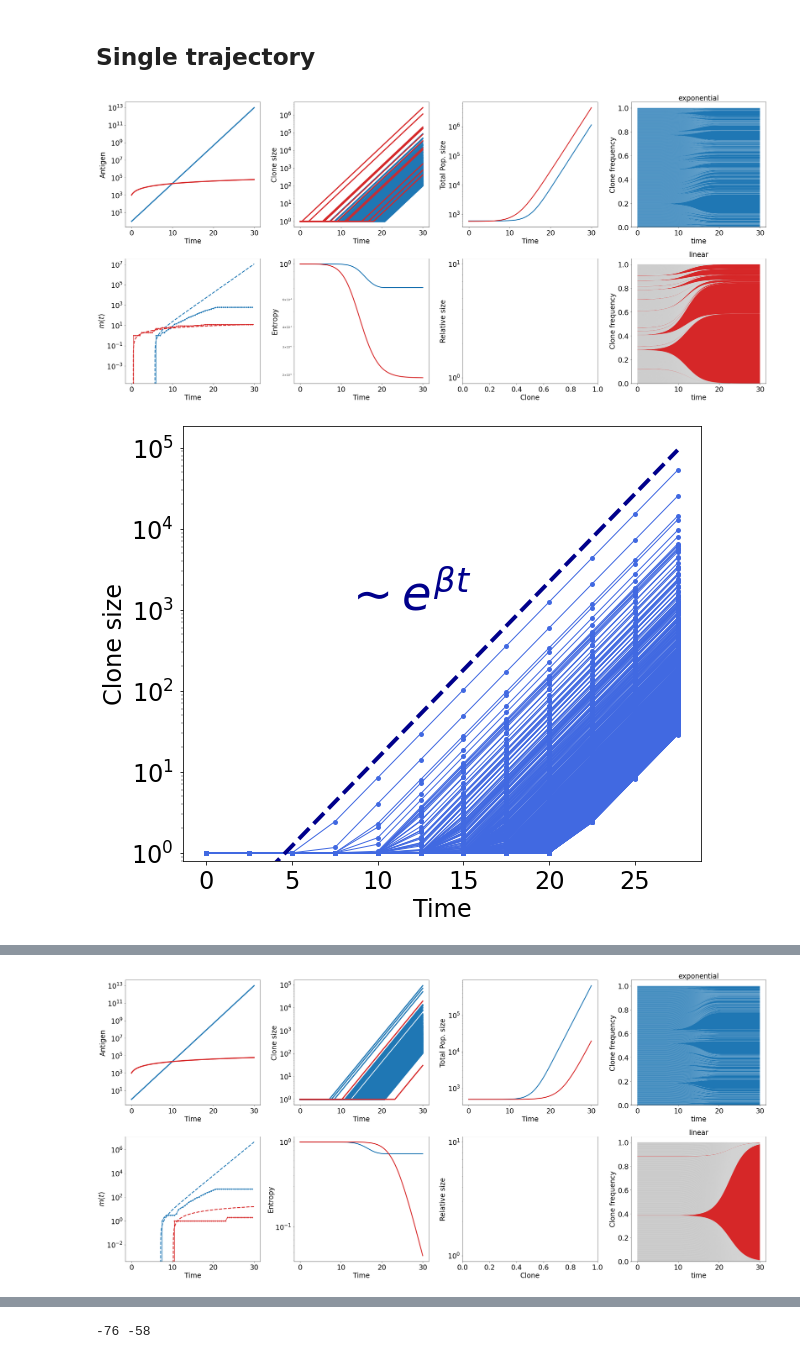
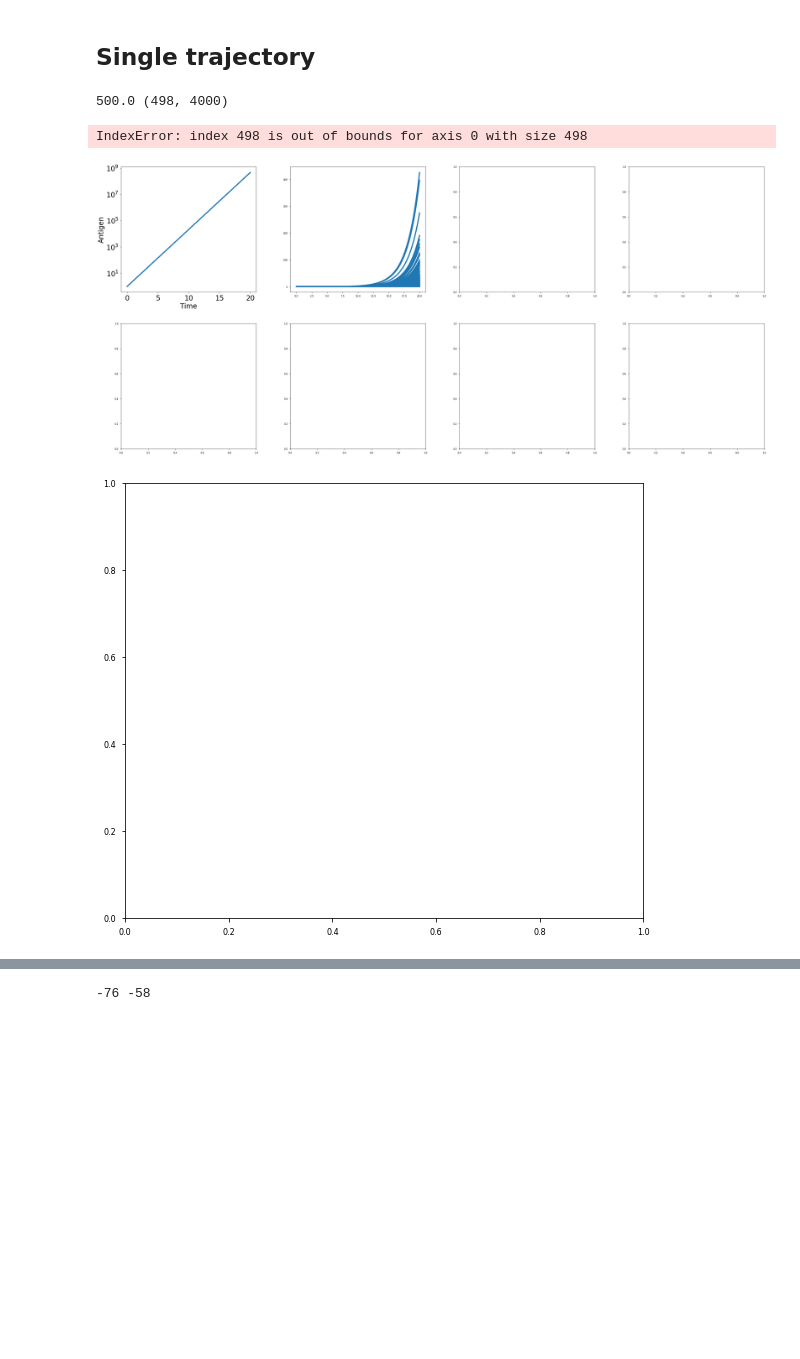
Before and after one commit to rmorantovar/Immune_System, a Jupyter notebook: Jupyter_Notebooks/1_Dynamics.ipynb, the cells around one changed output, grey strips where cells are left out. Drawn from its saved outputs; the diff is of its cells as text; code cells hidden in the pictures; blank space fills up the shorter version.

```diff
--- a/Jupyter_Notebooks/1_Dynamics.ipynb
+++ b/Jupyter_Notebooks/1_Dynamics.ipynb
@@ -57,7 +57,7 @@ fig.savefig('../Figures/Energy_matrices.png')
 L = 15
 NC = 2e3
 T0 = 0
-Tf = 30
+Tf = 20
 dT = 0.005
 eta = 1
 gamma = 0.0000
@@ -66,7 +66,7 @@ linear = 1
 antigen = 'TACNSEYPNTTK'
 antigen = 'FMLFMAVFVMTSWYC'
 time = np.linspace(T0, Tf, int((Tf-T0)/dT))
-Types = ['MJ', 'Random']
+Types = ['MJ']
 #Type = 'MJ'
 models_name = ['exponential', 'linear', ]
 colors = ['tab:blue', 'tab:red']
@@ -85,8 +85,9 @@ for Type in Types:
         data_antigen = np.loadtxt(Text_files_path + 'Dynamics/Single_trajectory/antigen_L-%d_N-%d_Antigen-'%(L, NC)+antigen+'_eta-%.6f_nu-%.6f_gamma-%.6f_linear-%d_'%(eta, nu, gamma, linear)+Type+'.txt')
         data_bcells = np.loadtxt(Text_files_path + 'Dynamics/Single_trajectory/bcells_L-%d_N-%d_Antigen-'%(L, NC)+antigen+'_eta-%.6f_nu-%.6f_gamma-%.6f_linear-%d_'%(eta, nu, gamma, linear)+Type+'.txt')
         data_N_active_linages = np.loadtxt(Text_files_path + 'Dynamics/Single_trajectory/N_active_linages_L-%d_N-%d_Antigen-'%(L, NC)+antigen+'_eta-%.6f_nu-%.6f_gamma-%.6f_linear-%d_'%(eta, nu, gamma, linear)+Type+'.txt')
+        data_bcells_active = np.transpose(data_bcells[:,np.where(data_bcells[-1,:]!=1)[0]])
+        print(data_N_active_linages[-1], np.shape(data_bcells_active))
 
-        data_bcells_active = np.transpose(data_bcells[:,np.where(data_bcells[-1,:]!=1)[0]])
         final_clone_sizes = data_bcells_active[:, -1]
         final_clone_sizes_sorted = np.flip(np.sort(final_clone_sizes))
 
@@ -115,7 +116,7 @@ for Type in Types:
         #ax[0,0].set_ylim(bottom = 1)
 
         #---- B cell linages ----
-        for i in range(int(data_N_active_linages[-1])):
+        for i in np.arange(int(data_N_active_linages[-1])):
             ax[0,1].plot(time, data_bcells_active[i,:], color = colors[j], linewidth = 4, linestyle  = '-', marker = '', ms = 12);
         my_plot_layout(ax = ax[0,1], yscale = 'log', xlabel = 'Time', ylabel = 'Clone size')
         if(linear == 0):
@@ -132,33 +133,35 @@ for Type in Types:
         if(linear == 0):
             theory = (1/(eta*lambd))*(np.exp(eta*lambd*(time-t0))-1)
             ax[1,0].plot(time, theory, color = colors[j], label = models_name[j] + ' growth', linestyle = '--', linewidth = 3)
         if(linear == 1):
             theory = ((1/(eta*2000*(lambd)*(eta*2000*t0+a0)**(lambd-1)))*((eta*2000*time+a0)**(lambd)-(eta*2000*t0+a0)**(lambd)))
             #theory = time**(lambd)
             ax[1,0].plot(time, theory, color = colors[j], label = models_name[j] + ' growth', linestyle = '--', linewidth = 3)
         my_plot_layout(ax = ax[1,0], xscale = 'linear', yscale = 'log', xlabel = 'Time', ylabel = r'$m(t)$')
 
         #---- Entropy ----
         total_pop = np.sum(np.transpose(data_bcells), axis = 0)
         bcell_freqs = np.transpose(data_bcells)/total_pop
         entropy = -np.sum(bcell_freqs*np.log(bcell_freqs), axis = 0)
         ax[1,1].plot(time, entropy/entropy[0], color = colors[j], linewidth = 3)
         my_plot_layout(ax = ax[1,1], yscale = 'log', xlabel = 'Time', ylabel = 'Entropy')
 
         #---- Total Pop size ----
         ax[0,2].plot(time, total_pop, color = colors[j], linewidth = 3)
         my_plot_layout(ax = ax[0,2], xlabel = 'Time', ylabel = 'Total Pop. size', yscale = 'log')
 
         #---- Relative clone sizes ----
         #ax[1,2].plot(range(1,int(8+1)), final_clone_sizes_sorted[:8]/final_clone_sizes_sorted[0], color = colors[j], linewidth = .5, linestyle = '--', marker = '^', ms = 15)
         my_plot_layout(ax = ax[1,2], xlabel = 'Clone', ylabel = 'Relative size', yscale = 'log')
         #ax[1,2].set_xlim(right = 8)
 
         #---- Stackplots ----
         ax[j, 3].stackplot(time, bcell_freqs, colors = colors_activation);
         my_plot_layout(ax = ax[j, 3], ticks_labelsize=24, title=models_name[j], xlabel = 'time', ylabel = 'Clone frequency')
 
-    fig.savefig('../Figures/1_Dynamics/summary_1_single_trajectory_'+Type+'.pdf')
+    #fig.savefig('../Figures/1_Dynamics/summary_1_single_trajectory_'+Type+'.pdf')
 # %% [output]
+500.0 (498, 4000)
+IndexError: index 498 is out of bounds for axis 0 with size 498
-[figure, old version]
+[figure, new version]
-[figure, old version]
+[figure, new version]
@@ -166 +168,0 @@ for Type in Types:
-[figure, removed]
```
Also changed, not shown: parts of 1 cell of this notebook, 2 other files.
